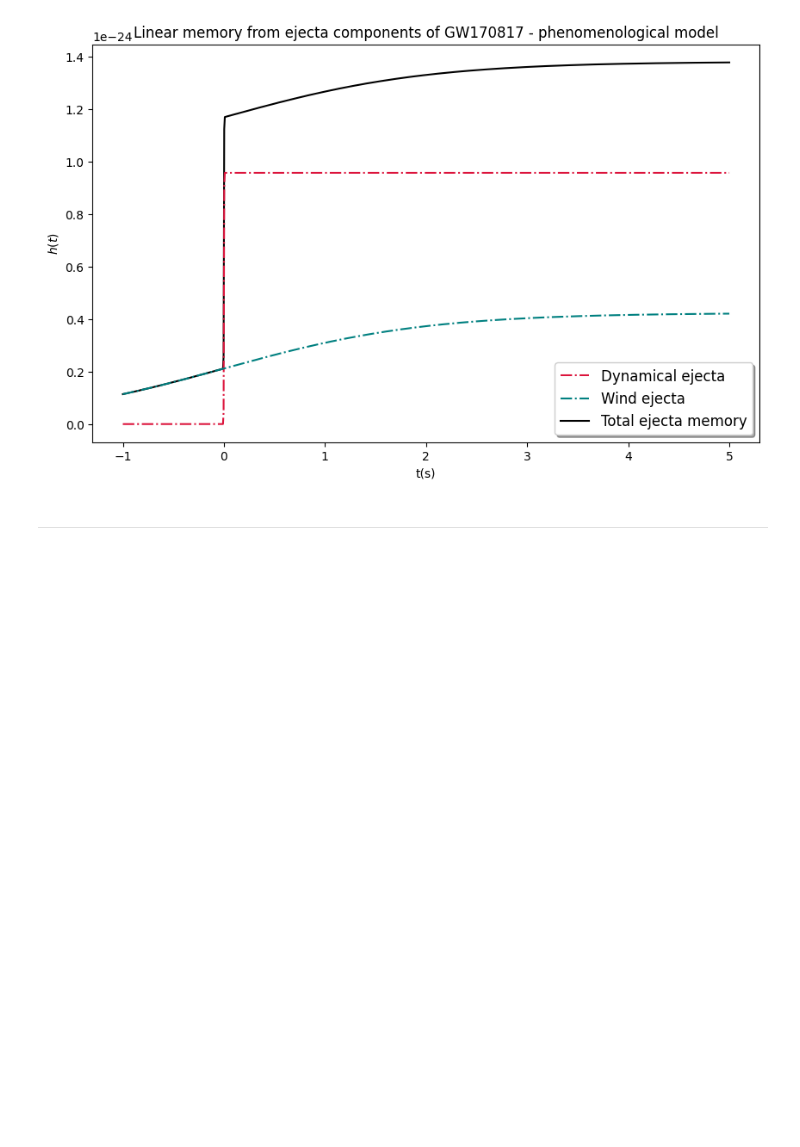
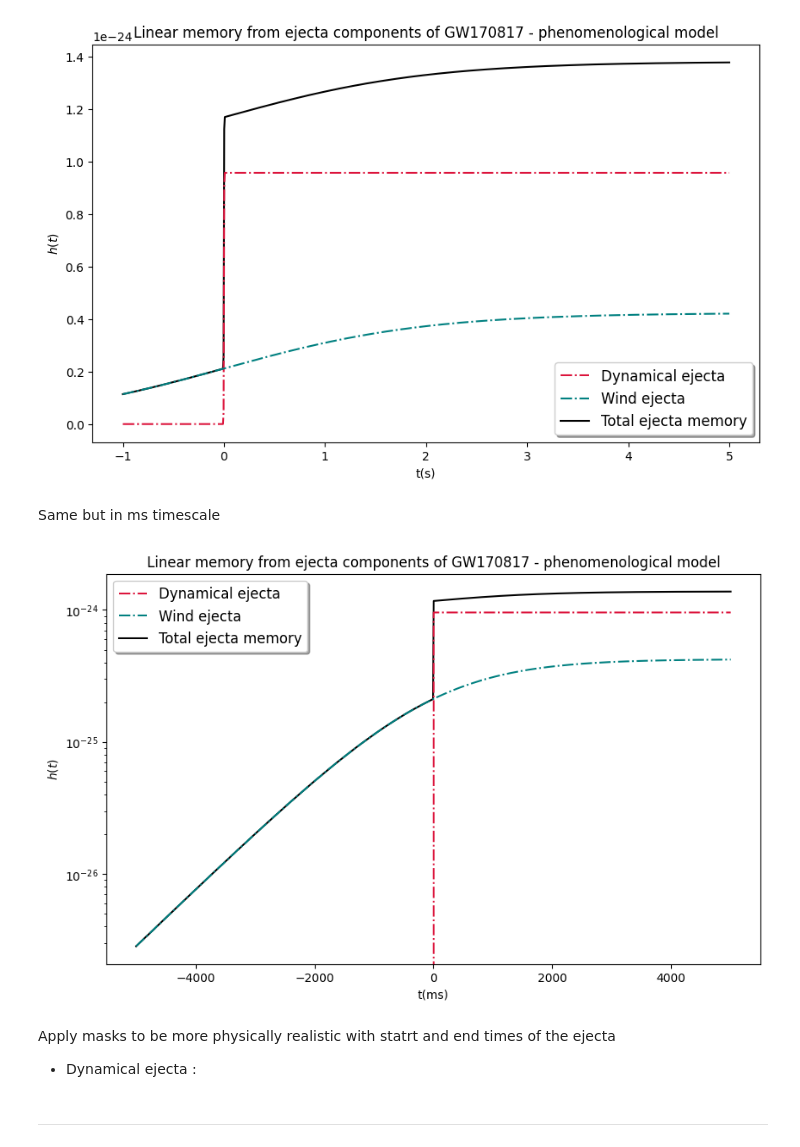
Before and after one commit to ThomasBastro/Memory_effect, a Jupyter notebook: Memory_Lopez/Lopez_reproduction.ipynb, the cells around one changed output. Cells and saved outputs as stored; diff of their text form; code cells hidden in the pictures; blank space fills up the shorter version.

Commit message:
Add GW memory computation and comparison notebook

```diff
--- a/Memory_Lopez/Lopez_reproduction.ipynb
+++ b/Memory_Lopez/Lopez_reproduction.ipynb
@@ -1591,6 +1608,50 @@ plt.legend(loc = 'best', fontsize=12, frameon=True, shadow=True)
 plt.show()
 # %% [output]
 [figure]
+# %% [markdown]
+Same but in ms timescale
+# %%
+# Dynamical ejecta parameters for GW170817
+M_ej_dyn = 1e-2 * MSUN_SI
+v_ej_dyn = 0.2 * C_SI
+tau_dyn_ms = 1  # ms
+# Wind ejecta parameters for GW170817
+M_ej_wind = 10**(-1.15) * MSUN_SI # From : https://arxiv.org/pdf/2205.08513
+v_ej_wind = 0.05 * C_SI # Typical value but not found precisely for GW170817 ?
+tau_wind = 1e3  # ms
+
+r = 40 * PC_SI * 1e6     # 40 Mpc
+
+t = np.linspace(-5., 5., 1000) * 1e3  # ms
+
+def linear_memory_ejecta(t, M_ej, v_ej, tau, r, model='exponential'):
+    delta_h = 2 * G_SI / (C_SI**4 * r) * M_ej * v_ej**2
+    if model == 'exponential':
+        h_t = delta_h / (1 + np.exp(-t / tau))
+    elif model == 'tanh':
+        h_t = delta_h * 0.5 * np.tanh(t/tau) + delta_h * 0.5
+    else:
+        raise ValueError("Model must be 'exponential' or 'tanh'")
+    return h_t
+
+h_dyn = linear_memory_ejecta(t, M_ej_dyn, v_ej_dyn, tau_dyn, r, model='exponential')
+h_wind = linear_memory_ejecta(t, M_ej_wind, v_ej_wind, tau_wind, r, model='exponential')
+h_tot = h_dyn + h_wind
+plt.figure(figsize=(10,6))
+plt.plot(t, h_dyn, label="Dynamical ejecta", color='crimson', linestyle='-.', zorder = 5)
+plt.plot(t, h_wind, label="Wind ejecta", color='teal', linestyle='-.', zorder = 5)
+plt.plot(t, h_tot, label="Total ejecta memory", color='k', linestyle='-')
+plt.xlabel("t(ms)")
+plt.yscale('log')
+plt.ylabel(r"$h(t)$")
+plt.title("Linear memory from ejecta components of GW170817 - phenomenological model")
+plt.legend(loc = 'best', fontsize=12, frameon=True, shadow=True)
+plt.show()
+# %% [output]
+[figure, added]
+# %% [markdown]
+Apply masks to be more physically realistic with statrt and end times of the ejecta
+- Dynamical ejecta :
 # %% [markdown]
 ---
 # %% [markdown]
```
Also changed, not shown: parts of 4 cells of this notebook, 2 other files.
